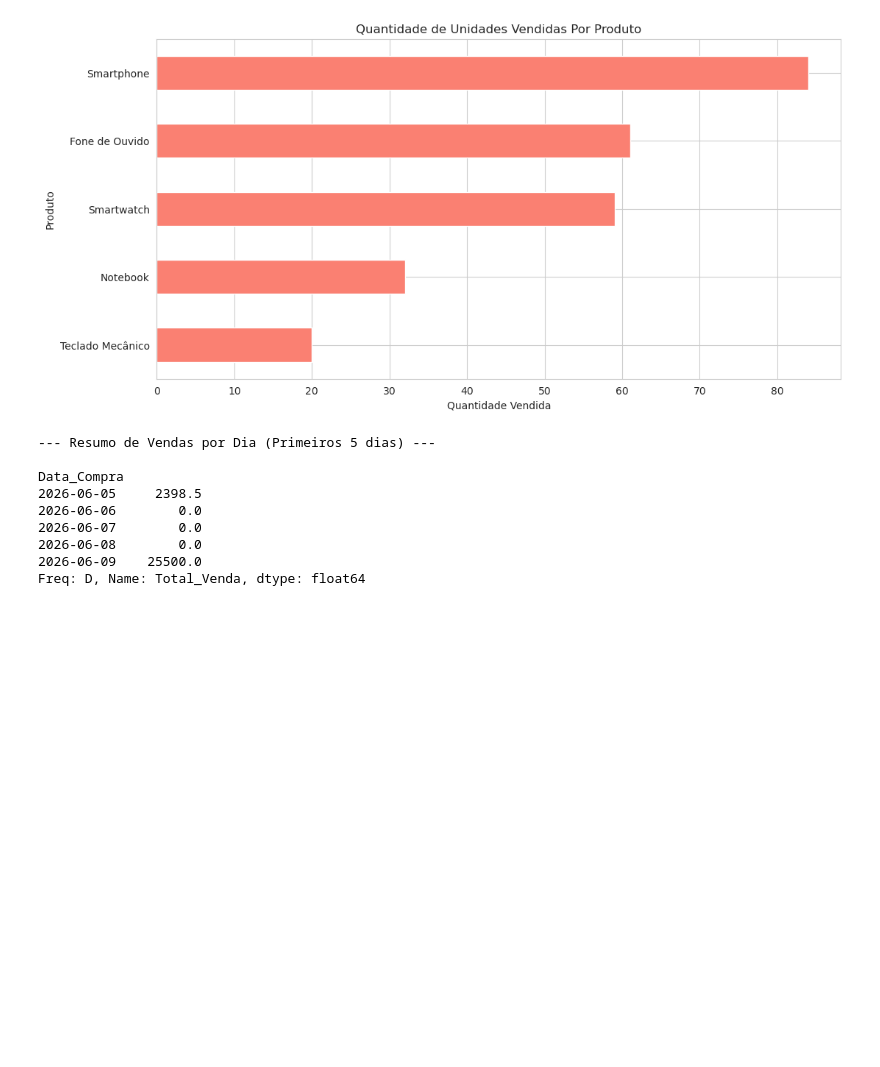
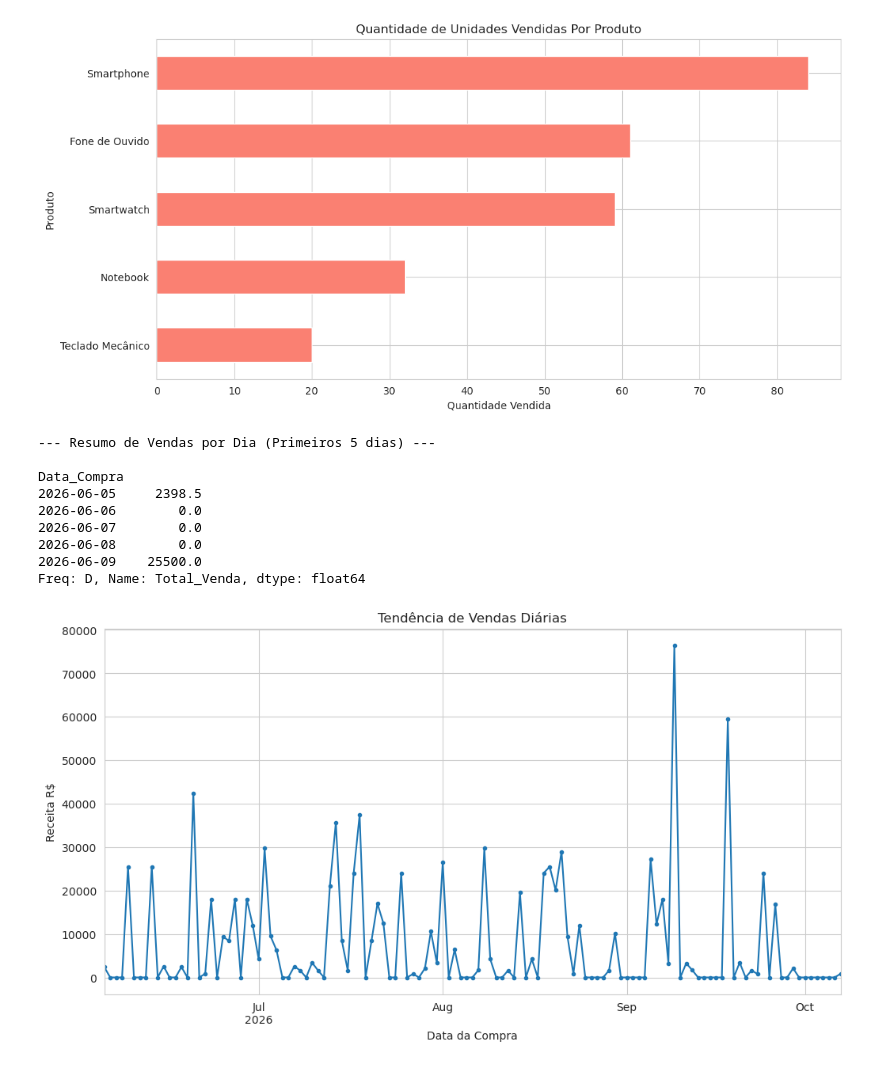
Before and after one commit to CleidsonGoes/Engenharia_de_Atributos_e_Analise_Exploratoria_de_Dados_de_Vendas, a Jupyter notebook: index.ipynb, the cells around one changed output. Drawn from its saved outputs; the diff is of its cells as text; code cells hidden in the pictures; blank space fills up the shorter version.

Commit message:
Gráficos de vendas diária feito e quantidade status de entrega em produção

```diff
--- a/index.ipynb
+++ b/index.ipynb
@@ -396,3 +396,14 @@ Data_Compra
 2026-06-08        0.0
 2026-06-09    25500.0
 Freq: D, Name: Total_Venda, dtype: float64
+# %%
+# Vendas ao Longo do Tempo
+vendas_por_dia.plot(kind = 'line', marker = '.', linestyle = '-')
+plt.title('Tendência de Vendas Diárias')
+plt.ylabel('Receita R$')
+plt.xlabel('Data da Compra')
+plt.grid(True)
+
+plt.show()
+# %% [output]
+[figure, added]
```
Also changed, not shown: parts of 1 cell of this notebook.
